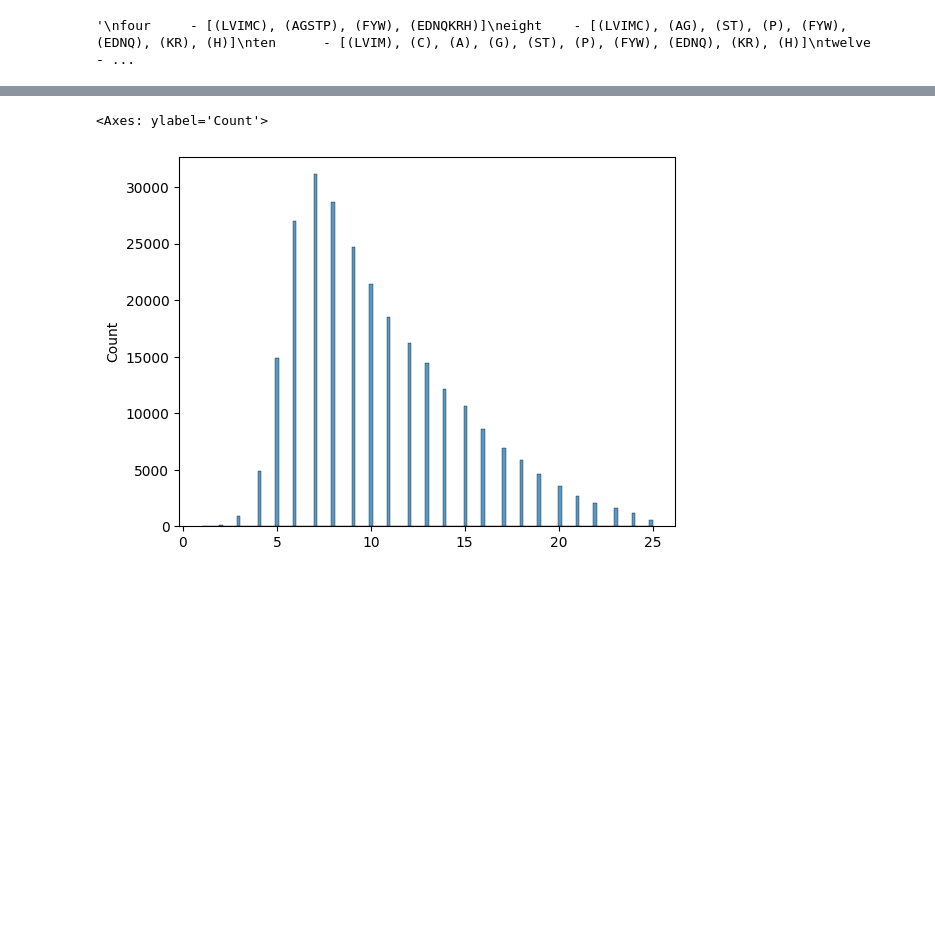
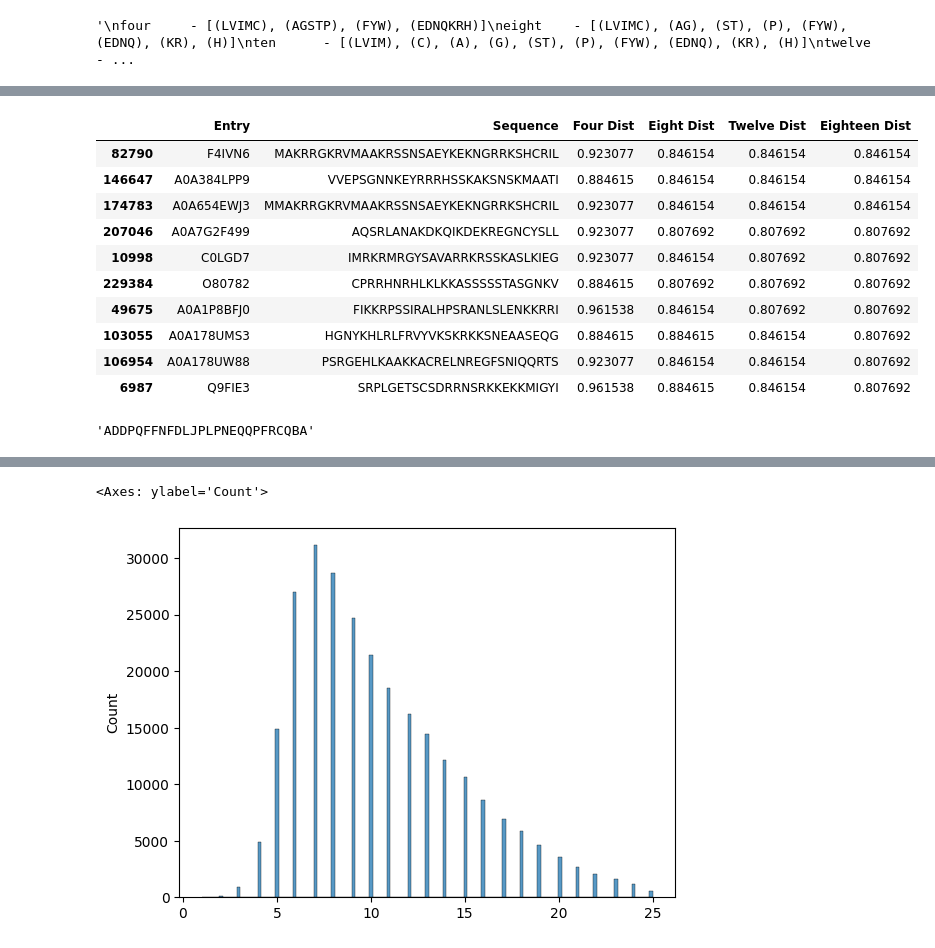
Before and after one commit to kinseylong/CAM5, a Jupyter notebook: playground.ipynb, the cells around one changed output, grey strips where cells are left out. Saved outputs shown, nothing was run; the diff lists cells and outputs as text; code cells hidden in the pictures; blank space fills up the shorter version.

```diff
--- a/playground.ipynb
+++ b/playground.ipynb
@@ -174,0 +190,19 @@ IDRs.to_csv("data/IDR_hamming_distances_CAM5.csv", index = False)
+# %%
+leven_dist_df = pd.read_csv("data/TAIR10/ArabidopsisReducedAlphabet_cosine.csv", sep="\t")
+leven_dist_df.sort_values("Eighteen Dist", ascending=False)[:10]
+# %% [output]
+|  | Entry | Sequence | Four Dist | Eight Dist | Twelve Dist | Eighteen Dist |
+| 82790 | F4IVN6 | MAKRRGKRVMAAKRSSNSAEYKEKNGRRKSHCRIL | 0.923077 | 0.846154 | 0.846154 | 0.846154 |
+| 146647 | A0A384LPP9 | VVEPSGNNKEYRRRHSSKAKSNSKMAATI | 0.884615 | 0.846154 | 0.846154 | 0.846154 |
+| 174783 | A0A654EWJ3 | MMAKRRGKRVMAAKRSSNSAEYKEKNGRRKSHCRIL | 0.923077 | 0.846154 | 0.846154 | 0.846154 |
+| 207046 | A0A7G2F499 | AQSRLANAKDKQIKDEKREGNCYSLL | 0.923077 | 0.807692 | 0.807692 | 0.807692 |
+| 10998 | C0LGD7 | IMRKRMRGYSAVARRKRSSKASLKIEG | 0.923077 | 0.846154 | 0.807692 | 0.807692 |
+| 229384 | O80782 | CPRRHNRHLKLKKASSSSSTASGNKV | 0.884615 | 0.807692 | 0.807692 | 0.807692 |
+| 49675 | A0A1P8BFJ0 | FIKKRPSSIRALHPSRANLSLENKKRRI | 0.961538 | 0.846154 | 0.807692 | 0.807692 |
+| 103055 | A0A178UMS3 | HGNYKHLRLFRVYVKSKRKKSNEAASEQG | 0.884615 | 0.884615 | 0.846154 | 0.807692 |
+| 106954 | A0A178UW88 | PSRGEHLKAAKKACRELNREGFSNIQQRTS | 0.923077 | 0.846154 | 0.846154 | 0.807692 |
+| 6987 | Q9FIE3 | SRPLGETSCSDRRNSRKKEKKMIGYI | 0.961538 | 0.884615 | 0.846154 | 0.807692 |
+# %%
+CAM5_reduced_seq_eighteen
+# %% [output]
+'ADDPQFFNFDLJPLPNEQQPFRCQBA'
```
Also changed, not shown: parts of 15 cells of this notebook, 1 other file.
